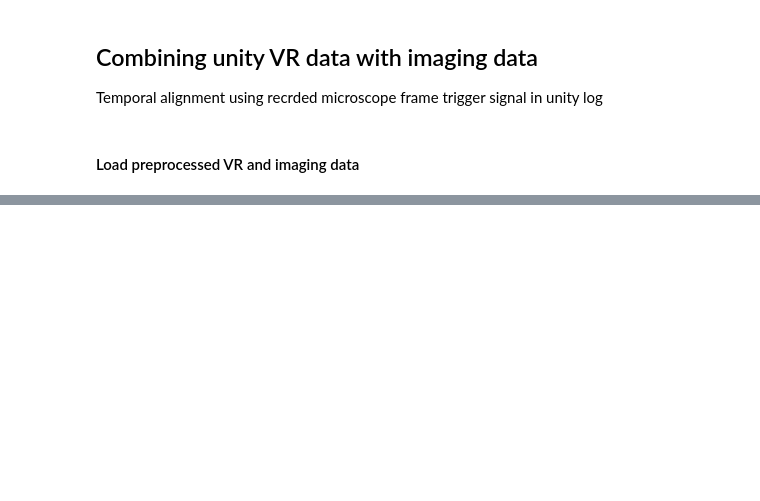
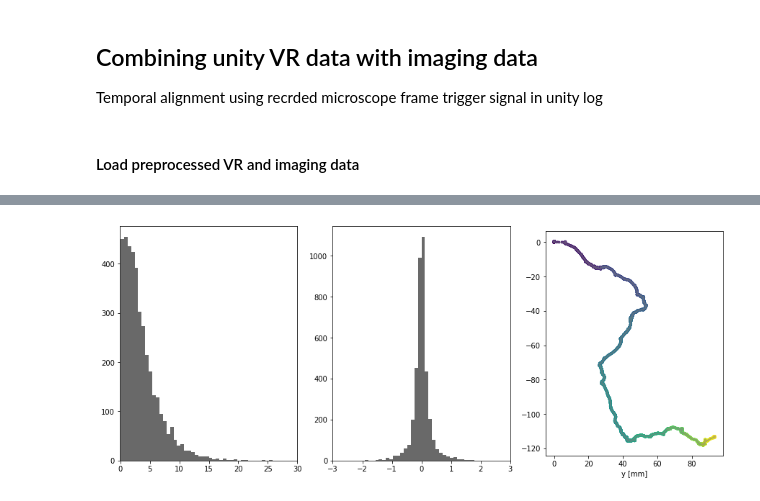
Before and after one commit to hjmh/unityvr, a Jupyter notebook: unityvr/scripts/combineUnityVRandImaging.ipynb, the cells around one changed output, grey strips where cells are left out. Cells and saved outputs as stored; diff of their text form; code cells hidden in the pictures; blank space fills up the shorter version.

```diff
--- a/unityvr/scripts/combineUnityVRandImaging.ipynb
+++ b/unityvr/scripts/combineUnityVRandImaging.ipynb
@@ -89,0 +103,17 @@ plt.axis('equal');
+# %%
+fig, axs = plt.subplots(1,3,figsize=(15,6))
+axs[0].hist(uvrDat.posDf.vT[volFramePos], bins=50, range=(0,30),color='dimgrey')
+axs[0].set_xlim(-0.1,30)
+
+axs[1].hist(uvrDat.posDf.vR[volFramePos], bins=50, range=(-3,3) ,color='dimgrey')
+axs[1].set_xlim(-3,3)
+
+axs[2].plot(uvrDat.posDf['x']*convfmm, uvrDat.posDf['y']*convfmm,color='grey',alpha=0.5)
+axs[2].scatter(uvrDat.posDf['x']*convfmm, uvrDat.posDf['y']*convfmm,s=7,c=uvrDat.posDf['time'],cmap='viridis')
+axs[2].set_xlabel('x [mm]')
+axs[2].set_xlabel('y [mm]')
+axs[2].set_aspect('equal')
+
+fig.savefig(saveDir+sep+'walking_trace_and_velo.pdf')
+# %% [output]
+[figure, added]
```
Also changed, not shown: parts of 22 cells of this notebook.
